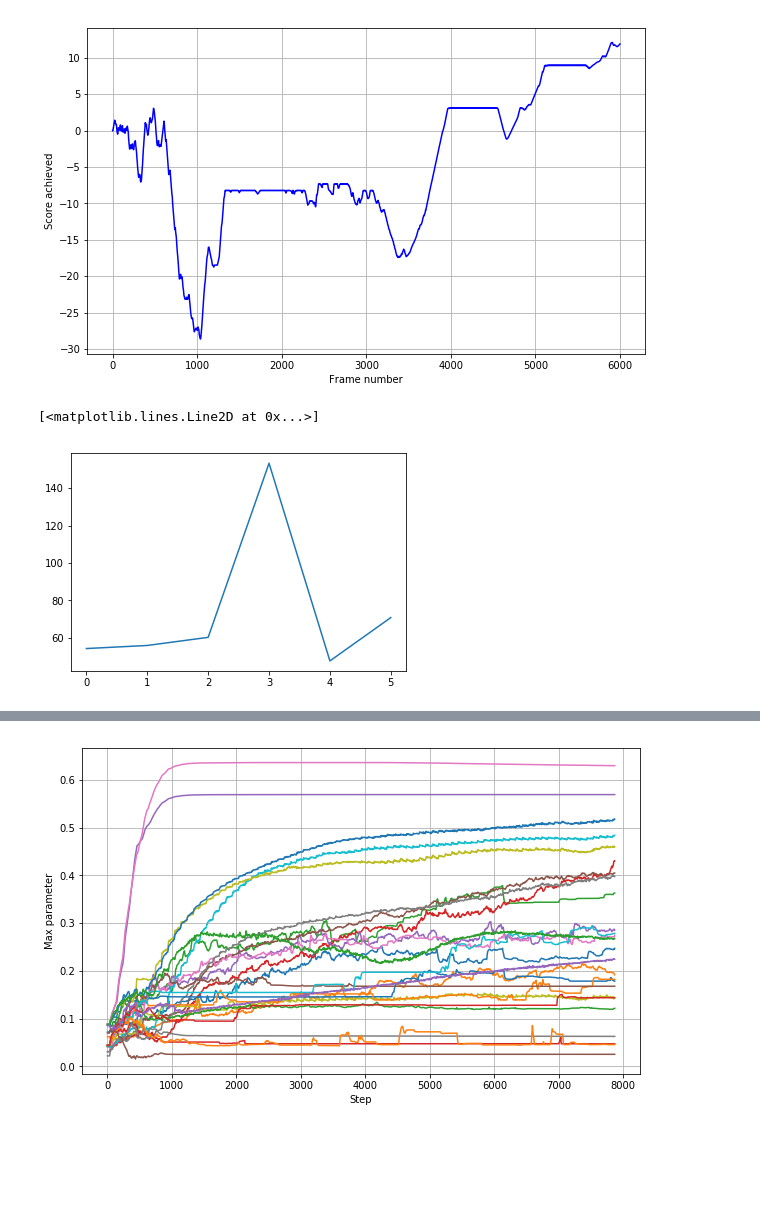
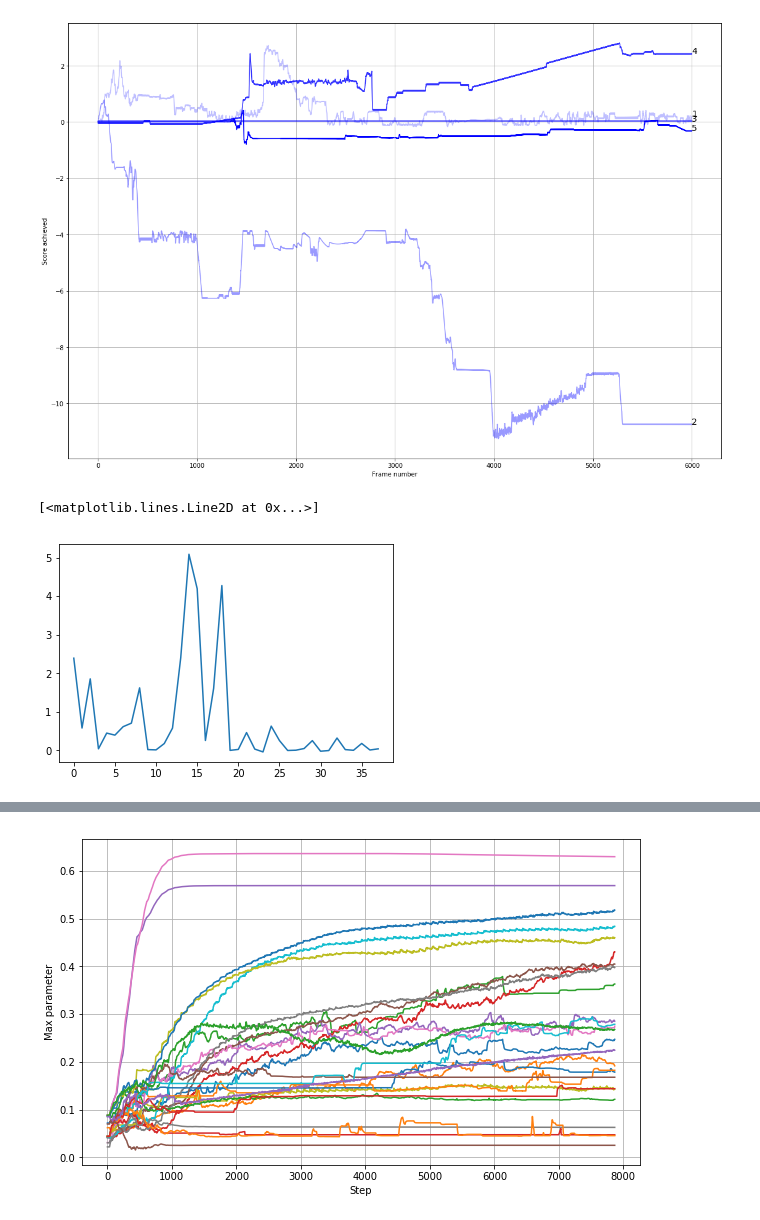
Before and after one commit to manuelsh/minerl, a Jupyter notebook: scores.ipynb, the cells around one changed output, grey strips where cells are left out. Drawn from its saved outputs; the diff is of its cells as text; code cells hidden in the pictures; blank space fills up the shorter version.

```diff
--- a/scores.ipynb
+++ b/scores.ipynb
@@ -6,20 +6,22 @@ import numpy as np
 def moving_average(x, w):
     return np.convolve(x, np.ones(w), 'valid') / w
 # %%
-scores_per_episode = pickle.load(open('current_score.pkl','rb'))
-scores_per_episode = scores_per_episode[-10:]
-plt.figure(figsize=(10,6))
+
+scores_per_episode = pickle.load(open('scores/current_score_relus,bn_after_non_linearity,gamma=0.90.pkl','rb'))
+#scores_per_episode = scores_per_episode[-10:]
+plt.figure(figsize=(19,13))
 for scores,num in zip(scores_per_episode, range(len(scores_per_episode))):
-    plt.plot(scores, 'b', alpha=(max([(num+1)/len(scores_per_episode),0.25])))
-    scores_averaged = moving_average(scores, 30)
+    plt.plot(scores, 'b', alpha=(max([(num+1)/len(scores_per_episode),0.25])), label=num)
+    plt.text(len(scores), scores[-1], str(num+1), fontsize=14)
+#    scores_averaged = moving_average(scores, 30)
 #    plt.plot( scores_averaged )
 plt.xlabel('Frame number')
 plt.ylabel('Score achieved')
 plt.grid(which='both')
 # %% [output]
-[figure, old version]
+[figure, new version]
 # %%
 plt.plot([max(i) for i in scores_per_episode])
 # %% [output]
 [<matplotlib.lines.Line2D at 0x...>]
-[figure, old version]
+[figure, new version]
```
Also changed, not shown: parts of 4 cells of this notebook, 33 other files.
